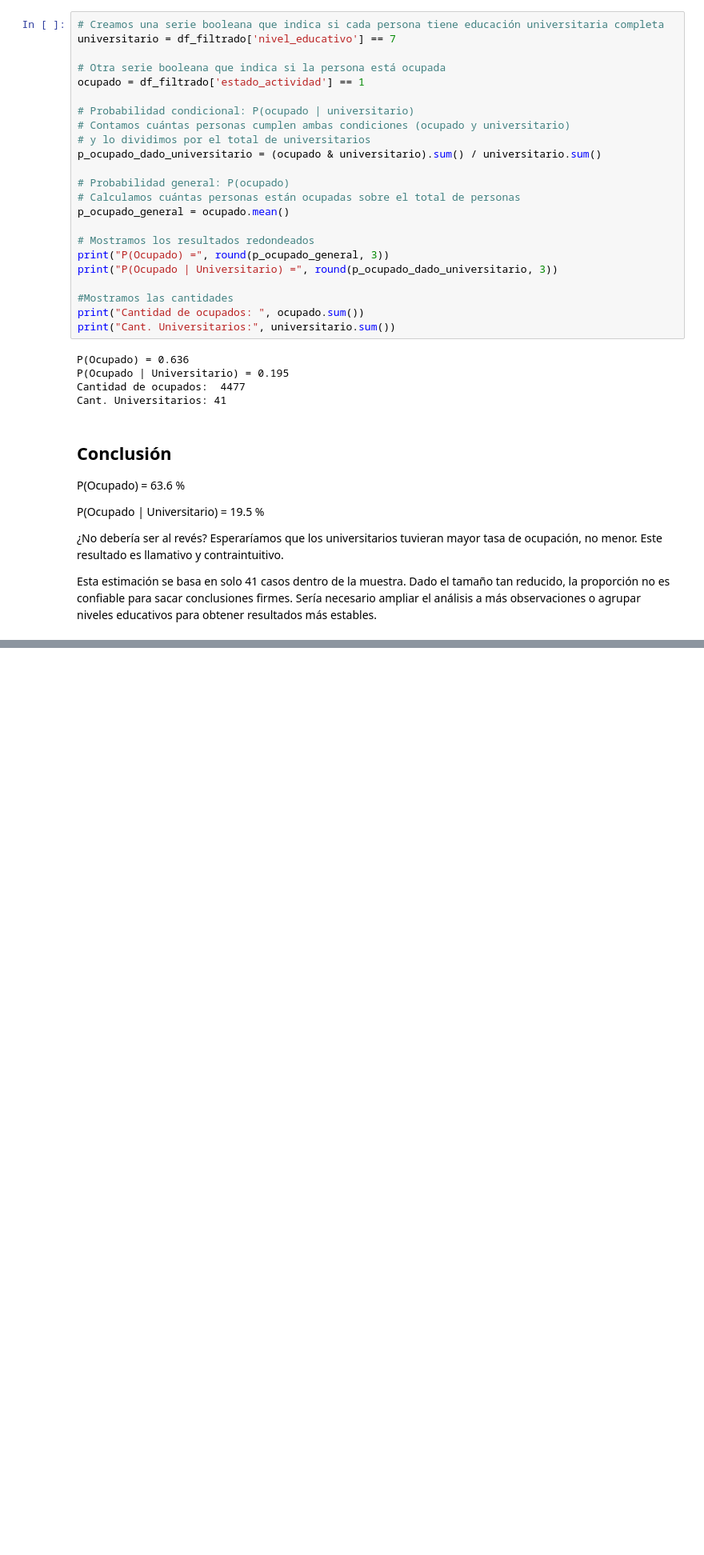
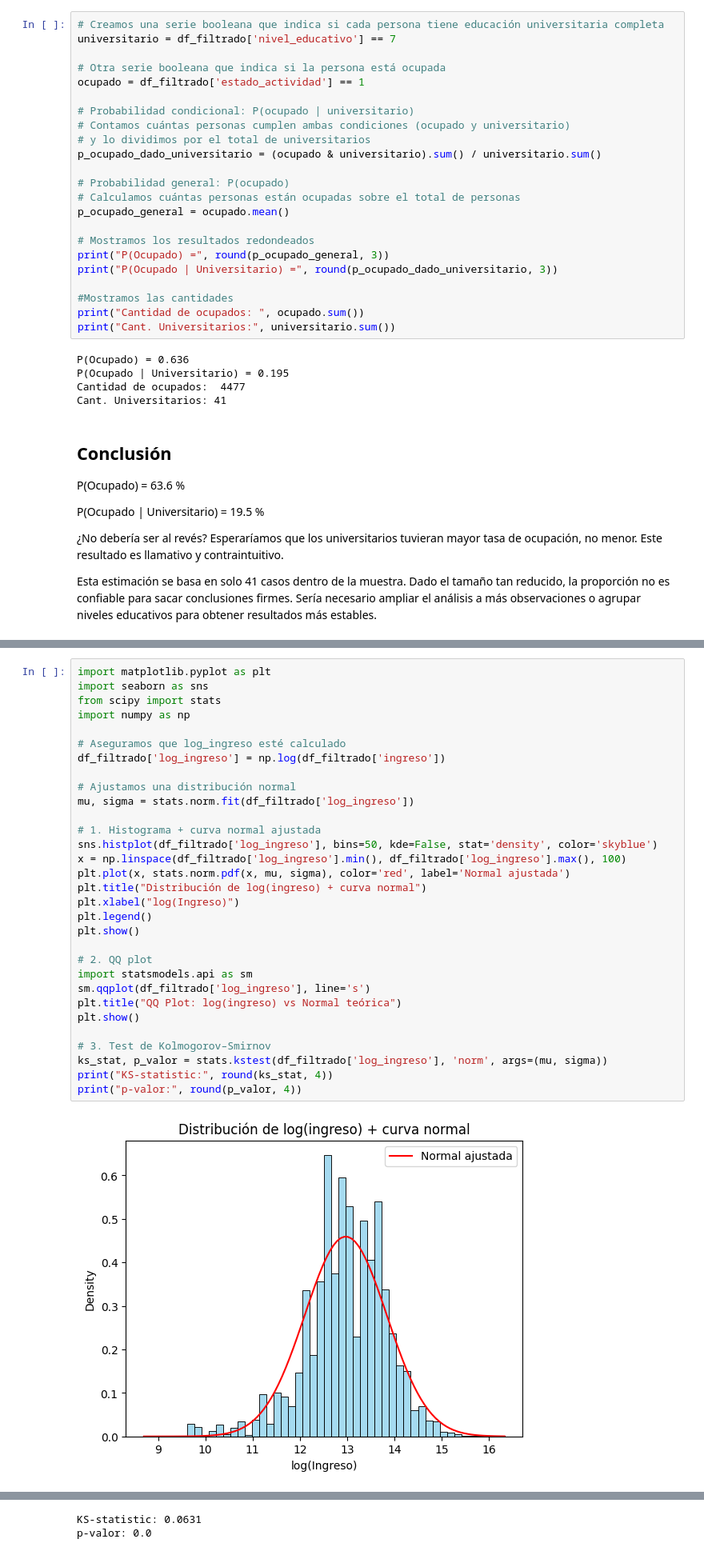
Before and after one commit to LMatiPerez/AnalisisDeDatosI_G5, a Jupyter notebook: Unidad 4-5.ipynb, the cells around one changed output, grey strips where cells are left out. Shown at 80% size. Drawn from its saved outputs; the diff is of its cells as text; blank space fills up the shorter version.

```diff
--- a/Unidad 4-5.ipynb
+++ b/Unidad 4-5.ipynb
@@ -142,0 +217,33 @@ Esta estimación se basa en solo 41 casos dentro de la muestra. Dado el tamaño
+# %%
+import matplotlib.pyplot as plt
+import seaborn as sns
+from scipy import stats
+import numpy as np
+
+# Aseguramos que log_ingreso esté calculado
+df_filtrado['log_ingreso'] = np.log(df_filtrado['ingreso'])
+
+# Ajustamos una distribución normal
+mu, sigma = stats.norm.fit(df_filtrado['log_ingreso'])
+
+# 1. Histograma + curva normal ajustada
+sns.histplot(df_filtrado['log_ingreso'], bins=50, kde=False, stat='density', color='skyblue')
+x = np.linspace(df_filtrado['log_ingreso'].min(), df_filtrado['log_ingreso'].max(), 100)
+plt.plot(x, stats.norm.pdf(x, mu, sigma), color='red', label='Normal ajustada')
+plt.title("Distribución de log(ingreso) + curva normal")
+plt.xlabel("log(Ingreso)")
+plt.legend()
+plt.show()
+
+# 2. QQ plot
+import statsmodels.api as sm
+sm.qqplot(df_filtrado['log_ingreso'], line='s')
+plt.title("QQ Plot: log(ingreso) vs Normal teórica")
+plt.show()
+
+# 3. Test de Kolmogorov–Smirnov
+ks_stat, p_valor = stats.kstest(df_filtrado['log_ingreso'], 'norm', args=(mu, sigma))
+print("KS-statistic:", round(ks_stat, 4))
+print("p-valor:", round(p_valor, 4))
+# %% [output]
+[figure, added]
@@ -142,0 +251,2 @@ Esta estimación se basa en solo 41 casos dentro de la muestra. Dado el tamaño
+KS-statistic: 0.0631
+p-valor: 0.0
```
Also changed, not shown: parts of 9 cells of this notebook, 1 other file.
